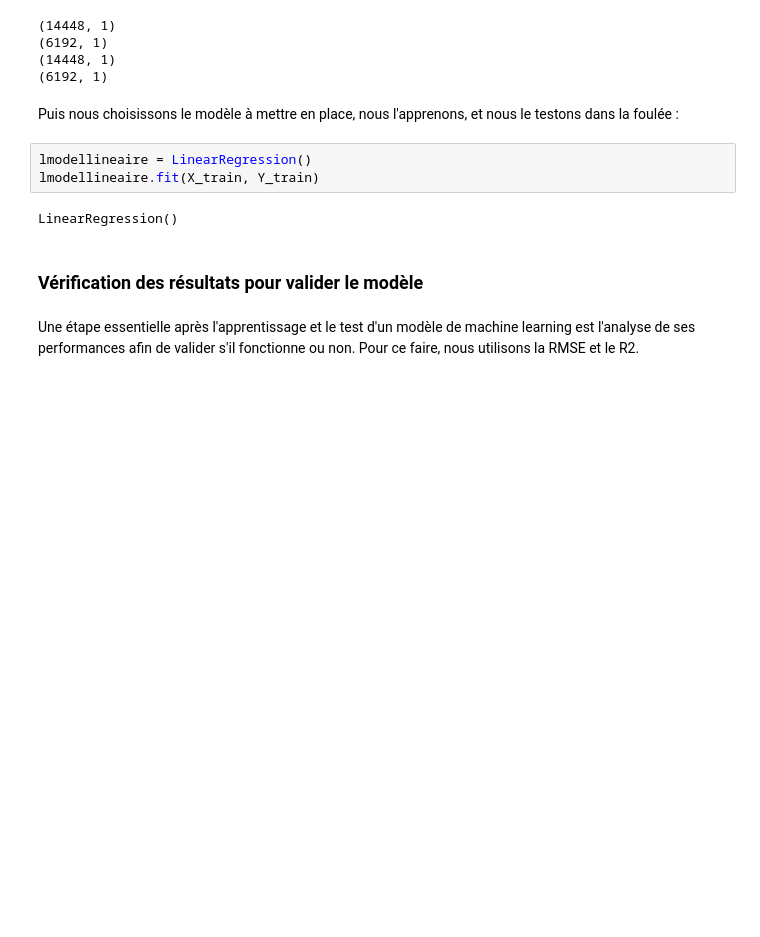
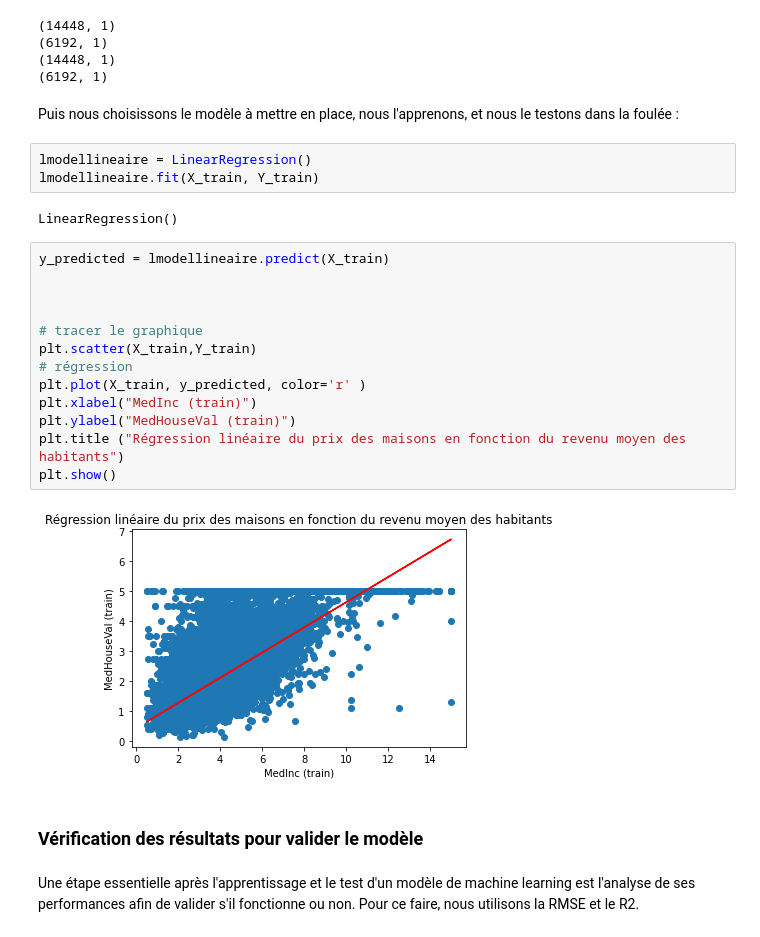
Before and after one commit to marlierecharlie/brief_9_lia_dans_tt_ses_etats, a Jupyter notebook: Tutoriel régression.ipynb, the cells around one changed output. Saved outputs shown, nothing was run; the diff lists cells and outputs as text; blank space fills up the shorter version.

Commit message:
ajout de la droite de régression

```diff
--- a/Tutoriel régression.ipynb
+++ b/Tutoriel régression.ipynb
@@ -136,6 +152,21 @@ lmodellineaire = LinearRegression()
 lmodellineaire.fit(X_train, Y_train)
 # %% [output]
 LinearRegression()
+# %%
+y_predicted = lmodellineaire.predict(X_train)
+
+
+
+# tracer le graphique
+plt.scatter(X_train,Y_train)
+# régression
+plt.plot(X_train, y_predicted, color='r' )
+plt.xlabel("MedInc (train)")
+plt.ylabel("MedHouseVal (train)")
+plt.title ("Régression linéaire du prix des maisons en fonction du revenu moyen des habitants")
+plt.show()
+# %% [output]
+[figure, added]
 # %% [markdown]
 ### Vérification des résultats pour valider le modèle
 # %% [markdown]
```
Also changed, not shown: parts of 3 cells of this notebook.
